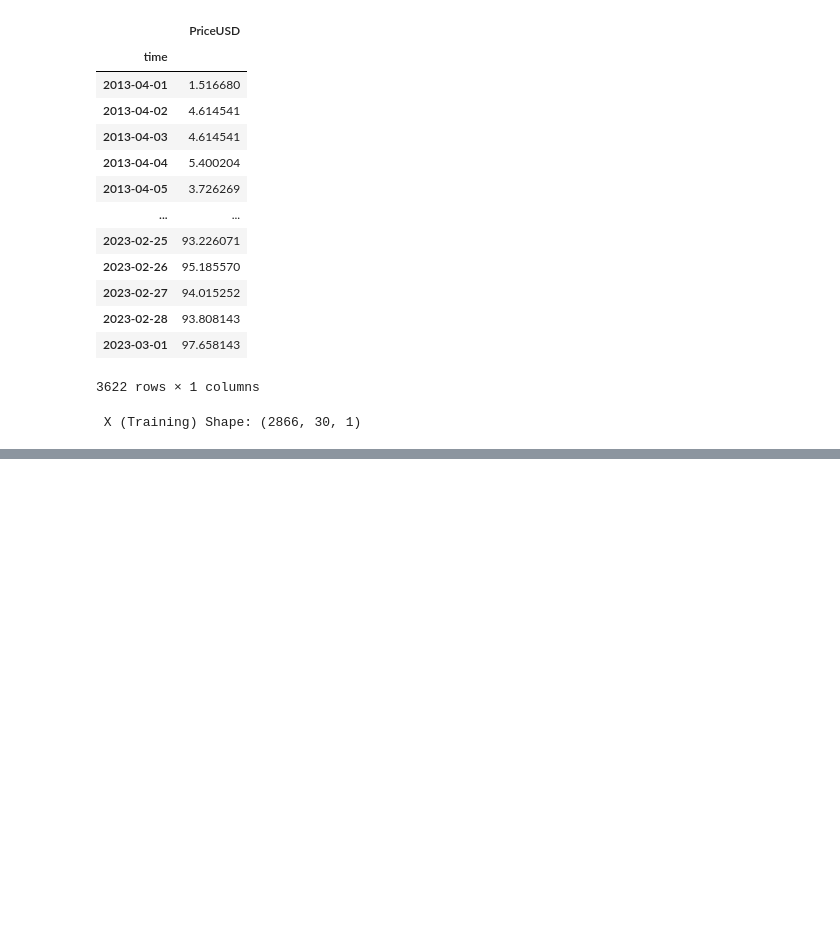
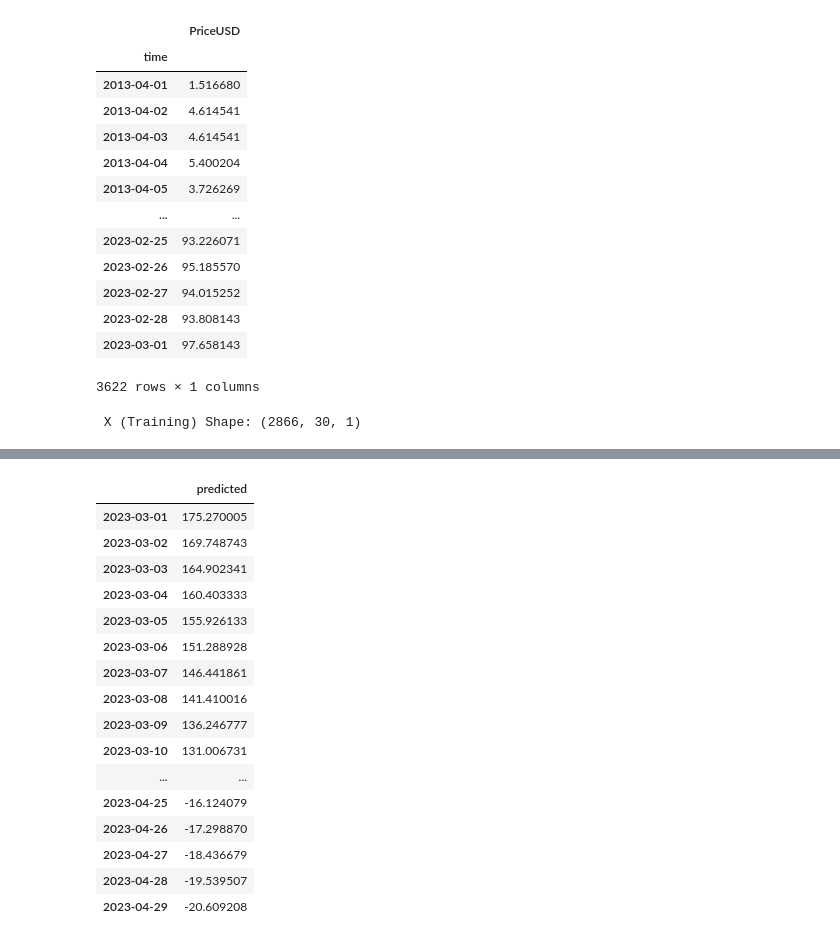
Before and after one commit to tylerfallon/The-Omniscient-Crypto-Oracle, a Jupyter notebook: David/LSTM-Model_Litecoin.ipynb, the cells around one changed output, grey strips where cells are left out. Saved outputs shown, nothing was run; the diff lists cells and outputs as text; code cells hidden in the pictures; blank space fills up the shorter version.

```diff
--- a/David/LSTM-Model_Litecoin.ipynb
+++ b/David/LSTM-Model_Litecoin.ipynb
@@ -296,0 +350,20 @@ plt.show()
+# %%
+predictions_df2
+# %% [output]
+|  | predicted |
+| 2023-03-01 | 175.270005 |
+| 2023-03-02 | 169.748743 |
+| 2023-03-03 | 164.902341 |
+| 2023-03-04 | 160.403333 |
+| 2023-03-05 | 155.926133 |
+| 2023-03-06 | 151.288928 |
+| 2023-03-07 | 146.441861 |
+| 2023-03-08 | 141.410016 |
+| 2023-03-09 | 136.246777 |
+| 2023-03-10 | 131.006731 |
+| ... | ... |
+| 2023-04-25 | -16.124079 |
+| 2023-04-26 | -17.298870 |
+| 2023-04-27 | -18.436679 |
+| 2023-04-28 | -19.539507 |
+| 2023-04-29 | -20.609208 |
```
Also changed, not shown: parts of 25 cells of this notebook, 4 other files.
